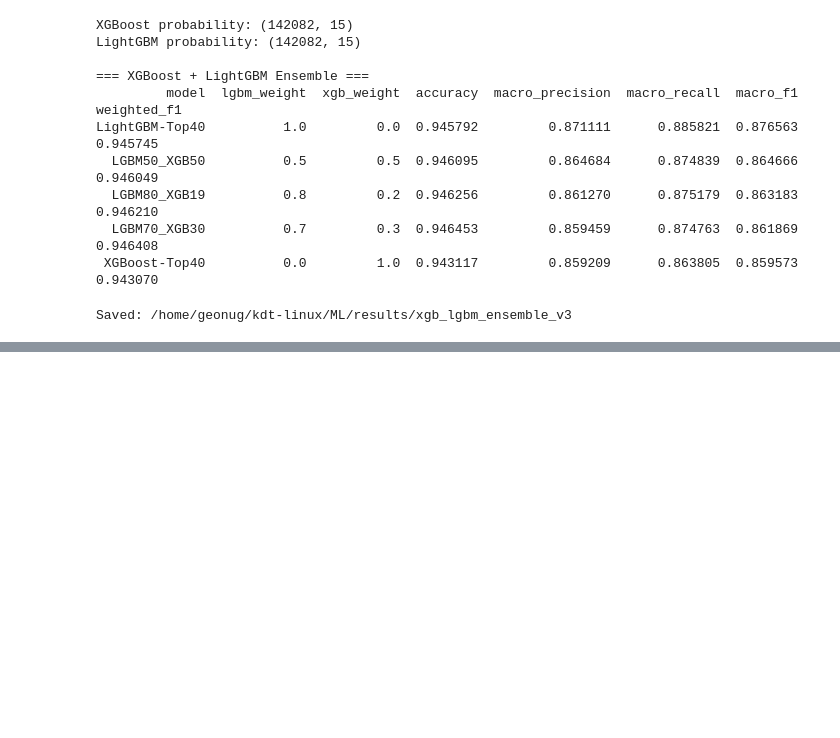
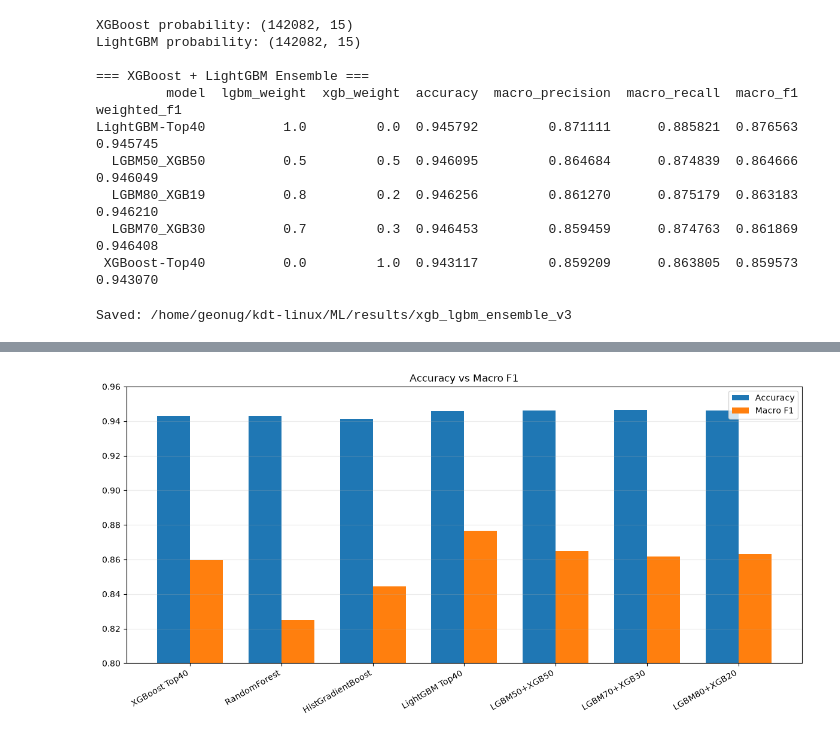
Before and after one commit to whrjsdnr/ML_teamproject, a Jupyter notebook: notebooks/preprocessing.ipynb, the cells around one changed output, grey strips where cells are left out. Drawn from its saved outputs; the diff is of its cells as text; code cells hidden in the pictures; blank space fills up the shorter version.

```diff
--- a/notebooks/preprocessing.ipynb
+++ b/notebooks/preprocessing.ipynb
@@ -5577,0 +5701,97 @@ Saved: /home/geonug/kdt-linux/ML/results/xgb_lgbm_ensemble_v3
+# %%
+comparison = pd.DataFrame({
+    "model": [
+        "XGBoost Top40",
+        "RandomForest",
+        "HistGradientBoost",
+        "LightGBM Top40",
+        "LGBM50+XGB50",
+        "LGBM70+XGB30",
+        "LGBM80+XGB20",
+    ],
+
+    "accuracy": [
+        0.943117,
+        0.942991,
+        0.941294,
+        0.945792,
+        0.946095,
+        0.946453,
+        0.946256,
+    ],
+
+    "macro_f1": [
+        0.859573,
+        0.825171,
+        0.844567,
+        0.876563,
+        0.864666,
+        0.861869,
+        0.863183,
+    ],
+})
+
+
+x = np.arange(
+    len(comparison)
+)
+
+width = 0.36
+
+
+fig, ax = plt.subplots(
+    figsize=(12, 6)
+)
+
+
+bars1 = ax.bar(
+    x - width / 2,
+    comparison["accuracy"],
+    width,
+    label="Accuracy",
+)
+
+bars2 = ax.bar(
+    x + width / 2,
+    comparison["macro_f1"],
+    width,
+    label="Macro F1",
+)
+
+
+ax.set_xticks(x)
+
+ax.set_xticklabels(
+    comparison["model"],
+    rotation=30,
+    ha="right",
+)
+
+ax.set_ylim(
+    0.80,
+    0.96
+)
+
+ax.set_title(
+    "Accuracy vs Macro F1"
+)
+
+ax.legend()
+
+ax.grid(
+    axis="y",
+    alpha=0.25
+)
+
+
+plt.tight_layout()
+
+plt.savefig(
+    FIG_DIR / "02_accuracy_vs_macro_f1.png",
+    dpi=200,
+    bbox_inches="tight",
+)
+
+plt.show()
+# %% [output]
+[figure, added]
```
Also changed, not shown: parts of 10 cells of this notebook, 8 other files.
